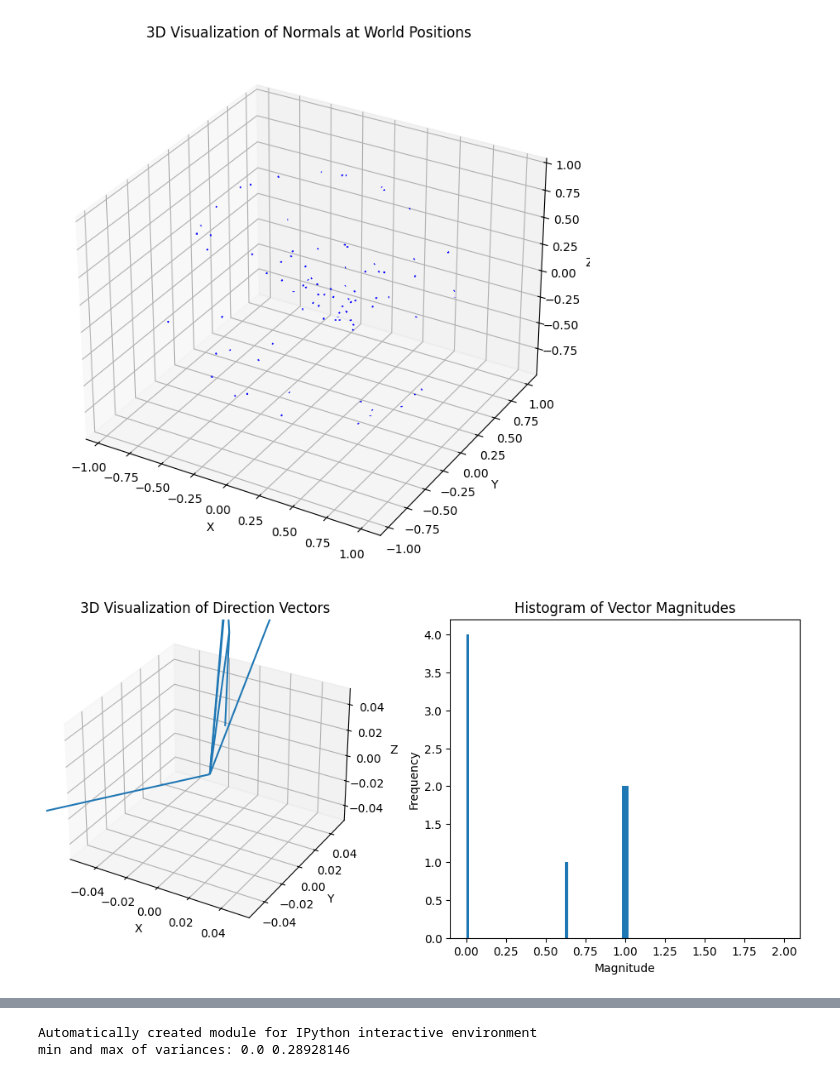
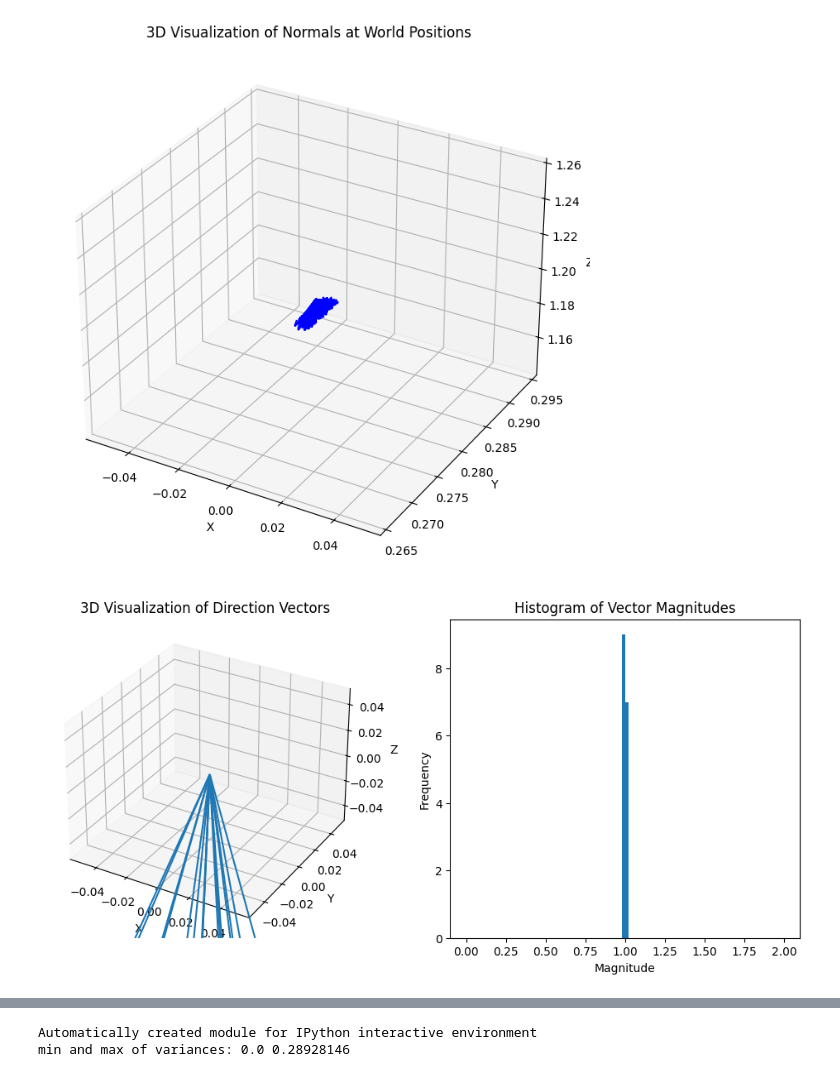
Before and after one commit to Mishok43/Falcor, a Jupyter notebook: scripts/ours/test.ipynb, the cells around one changed output, grey strips where cells are left out. Drawn from its saved outputs; the diff is of its cells as text; code cells hidden in the pictures.

```diff
--- a/scripts/ours/test.ipynb
+++ b/scripts/ours/test.ipynb
@@ -38,13 +38,27 @@ ref_scene = common.load_scene(
 )
 
 
+field_types = {"radiance": "float3", "dir": "float3", "thp": "float3", "worldpos": "float3", "normal": "float3", "color": "float3", "roughness": "float"}
 ml_data = device.create_structured_buffer(
-    struct_size = 12*6,
+    struct_size = 12*6+4*1,
     element_count=width*height,
     bind_flags=falcor.ResourceBindFlags.ShaderResource
     | falcor.ResourceBindFlags.UnorderedAccess
     | falcor.ResourceBindFlags.Shared
 )
+
+
+rays_fields = {"worldpos": "float3", "dir": "float3"}
+ml_rays_data = device.create_structured_buffer(
+    struct_size = 12*2,
+    element_count=width*height,
+    bind_flags=falcor.ResourceBindFlags.ShaderResource
+    | falcor.ResourceBindFlags.UnorderedAccess
+    | falcor.ResourceBindFlags.Shared
+)
+
+
+
 device.render_context.wait_for_falcor()
 # %%
 render_graph = testbed.create_render_graph("StandardPathTracer")
@@ -106,7 +126,8 @@ def extract_field(data, start, struct_size, field_size):
 def falcor_to_torch_split_interleaved(buffer, field_types, dtype=torch.float32):
     # Size mapping for different types (add more types if needed)
     size_mapping = {
-        "float3": 3  # 3 floats in a float3
+        "float3": 3,  # 3 floats in a float3
+        "float": 1
     }
 
     # Calculate the size of one complete set of fields
@@ -119,13 +140,6 @@ def falcor_to_torch_split_interleaved(buffer, field_types, dtype=torch.float32):
     # Splitting the tensor into separate tensors for each field considering interleaved structure
     tensors = {}
     offset = 0
-    """
-    for i, (field_name, field_type) in enumerate(field_types.items()):
-        field_size  = size_mapping[field_type]
-        field_start = i * field_size
-
-        tensors[field_name] = extract_field(all_data, field_start, struct_size, field_size).reshape(-1, field_size)
-    """
     for i, (field_name, field_type) in enumerate(field_types.items()):
         field_size  = size_mapping[field_type]
         field_start = i * field_size
@@ -136,7 +150,6 @@ def falcor_to_torch_split_interleaved(buffer, field_types, dtype=torch.float32):
         tensors[field_name] = reshaped_data[:, field_start: field_start + field_size]
 
     return tensors
-
-field_types = {"radiance": "float3", "dir": "float3", "thp": "float3", "worldpos": "float3", "normal": "float3", "color": "float3"}
 # %%
 mlDataOutput = falcor_to_torch_split_interleaved(ml_data, field_types)
+mlDataRaysOutput = falcor_to_torch_split_interleaved(ml_rays_data, rays_fields)
@@ -353,13 +484,13 @@ def visualize_normals_3d(directions, positions, sample_probability=1.0):
 # Example usage:
 # visualize_normals_3d(mlDataOutput["dir"].cpu(), mlDataOutput["worldpos"].cpu())
 # %%
-visualize_normals_3d(mlDataOutput["dir"], mlDataOutput["worldpos"], sample_probability=0.001)
+visualize_normals_3d(mlDataRaysOutput["dir"], mlDataRaysOutput["worldpos"], sample_probability=0.001)
 # %% [output]
-[figure, old version]
+[figure, new version]
 # %%
-visualize_directional_data(mlDataOutput["dir"].cpu(), sample_probability=0.0001)
+visualize_directional_data(mlDataRaysOutput["dir"].cpu(), sample_probability=0.0001)
 # %% [output]
-[figure, old version]
+[figure, new version]
 # %%
 from vedo import Plotter, Points, Arrows
 from vedo import show, Spheres
```
Also changed, not shown: parts of 17 cells of this notebook, 11 other files.
